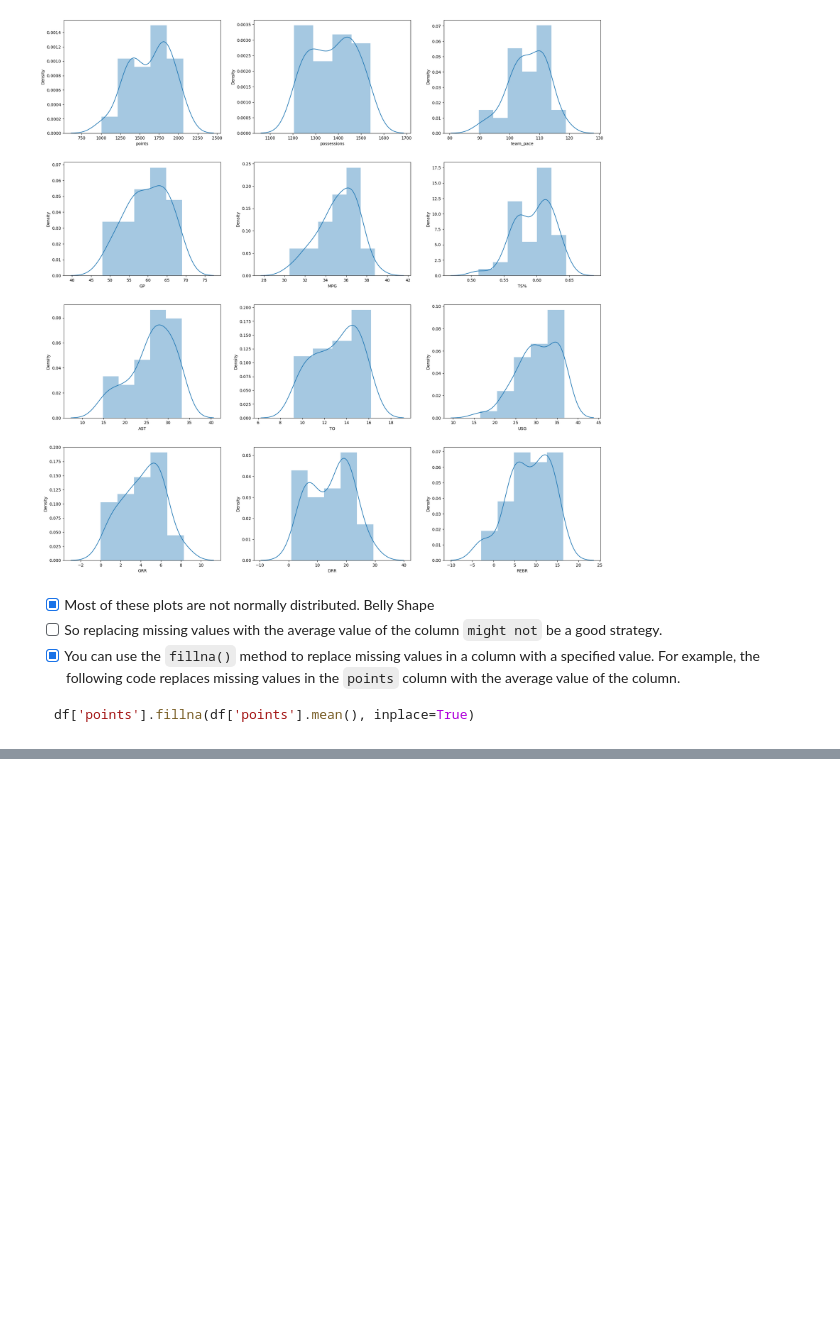
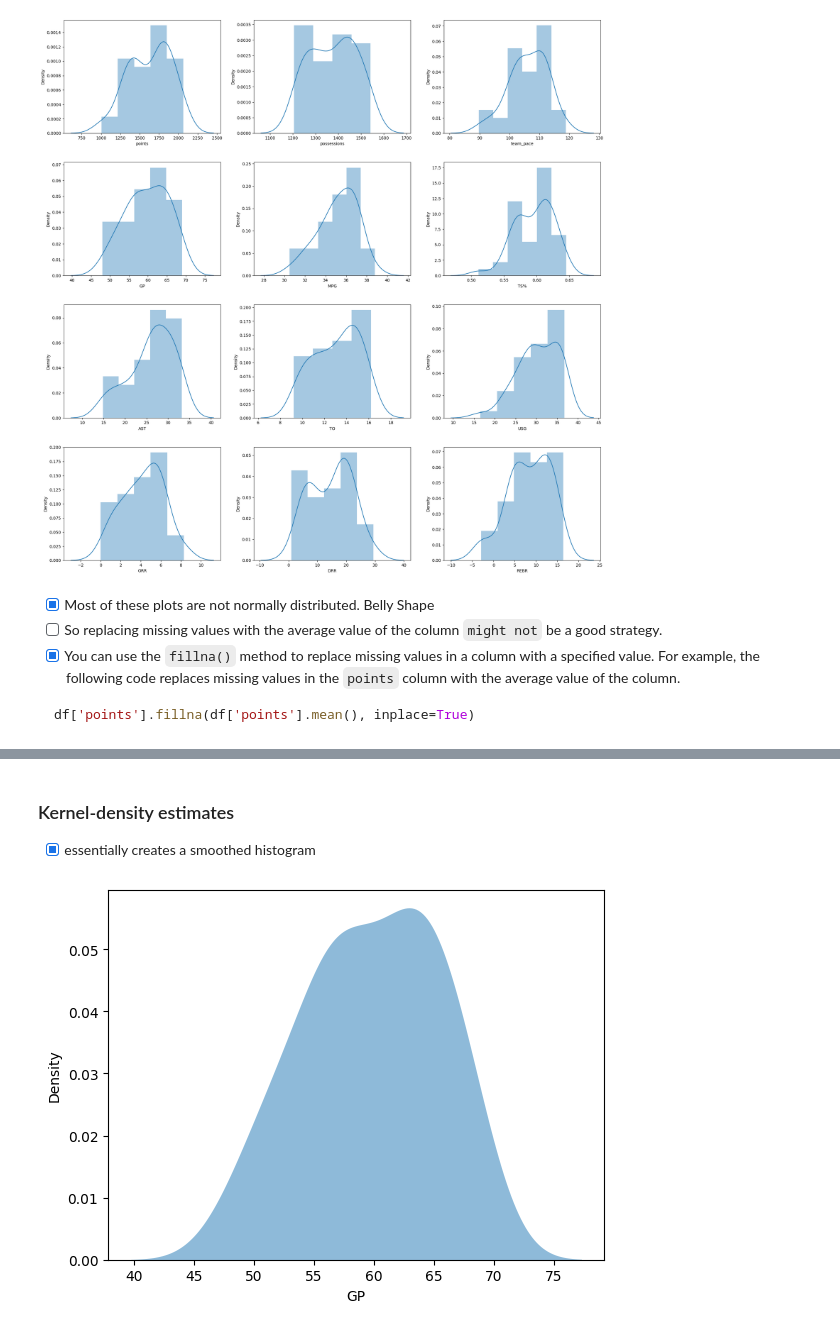
Before and after one commit to Mfundo-debug/space-jam-anl, a Jupyter notebook: space-jam.ipynb, the cells around one changed output, grey strips where cells are left out. Saved outputs shown, nothing was run; the diff lists cells and outputs as text; code cells hidden in the pictures; blank space fills up the shorter version.

```diff
--- a/space-jam.ipynb
+++ b/space-jam.ipynb
@@ -341,0 +351,9 @@ df['points'].fillna(df['points'].mean(), inplace=True)
+# %% [markdown]
+### Kernel-density estimates
+- [x] essentially creates a smoothed histogram
+# %%
+#plot the kde for `GP` over the probability-density histogram
+sns.kdeplot(data=data, x="GP", fill=True, common_norm=False, alpha=.5, linewidth=0, palette="crest")
+plt.show()
+# %% [output]
+[figure, added]
```
Also changed, not shown: parts of 14 cells of this notebook.
